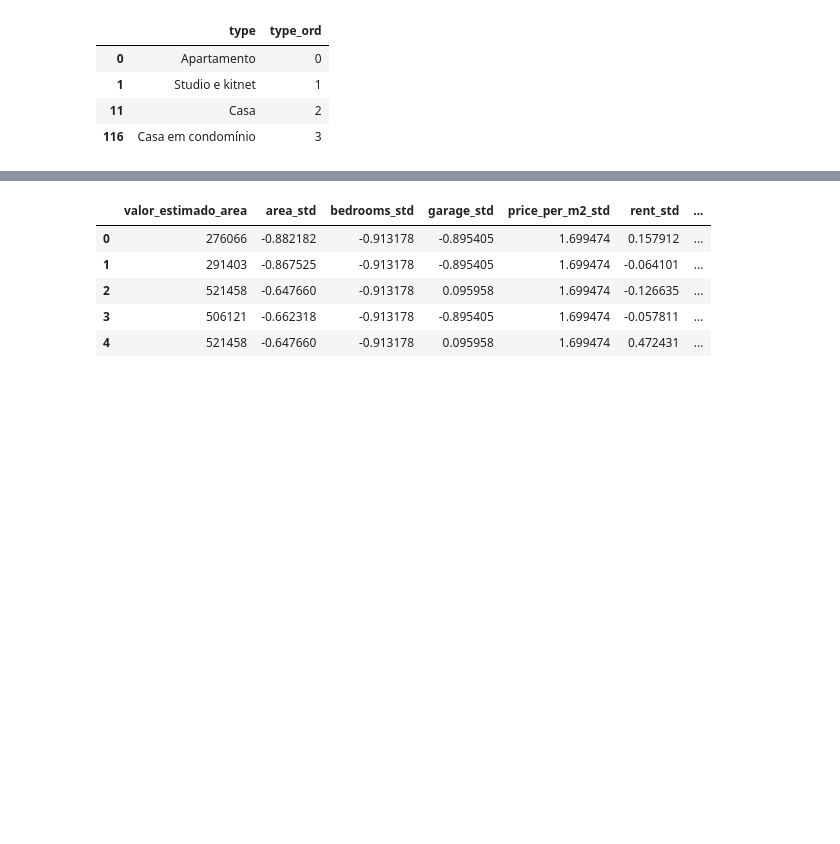
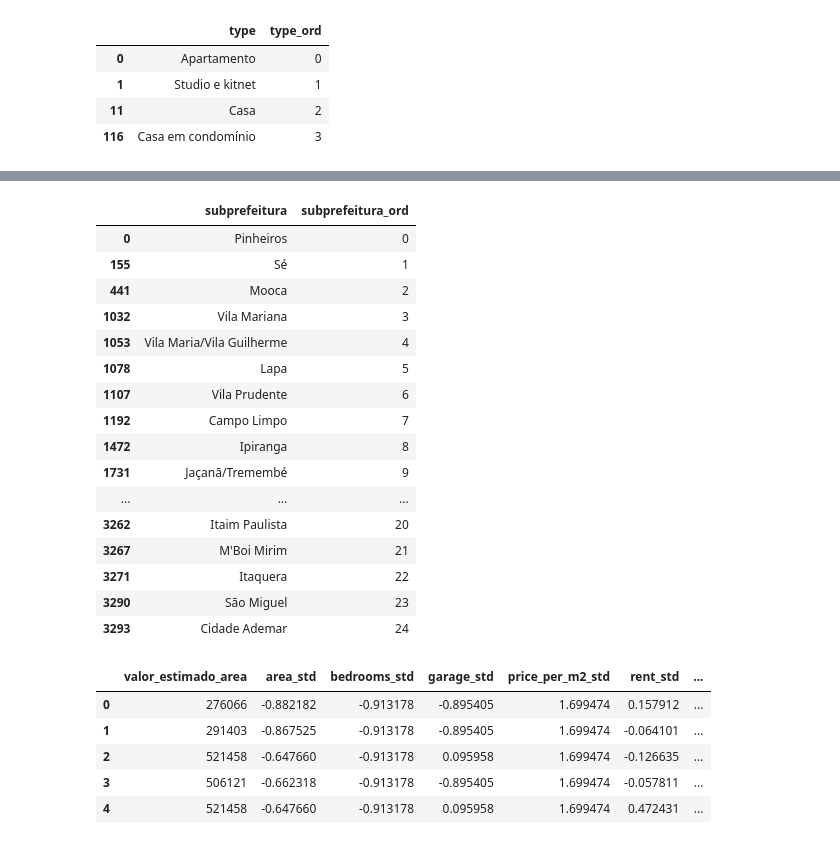
Before and after one commit to Caiombr/analise_dados_sp, a Jupyter notebook: saopaulo_precos.ipynb, the cells around one changed output, grey strips where cells are left out. Cells and saved outputs as stored; diff of their text form; code cells hidden in the pictures; blank space fills up the shorter version.

```diff
--- a/saopaulo_precos.ipynb
+++ b/saopaulo_precos.ipynb
@@ -468,3 +486,23 @@ data_1[['type','type_ord']].drop_duplicates('type_ord')
+# %%
+data_1[['subprefeitura','subprefeitura_ord']].drop_duplicates('subprefeitura_ord')
+# %% [output]
+|  | subprefeitura | subprefeitura_ord |
+| 0 | Pinheiros | 0 |
+| 155 | Sé | 1 |
+| 441 | Mooca | 2 |
+| 1032 | Vila Mariana | 3 |
+| 1053 | Vila Maria/Vila Guilherme | 4 |
+| 1078 | Lapa | 5 |
+| 1107 | Vila Prudente | 6 |
+| 1192 | Campo Limpo | 7 |
+| 1472 | Ipiranga | 8 |
+| 1731 | Jaçanã/Tremembé | 9 |
+| ... | ... | ... |
+| 3262 | Itaim Paulista | 20 |
+| 3267 | M'Boi Mirim | 21 |
+| 3271 | Itaquera | 22 |
+| 3290 | São Miguel | 23 |
+| 3293 | Cidade Ademar | 24 |
 # %%
 for column in columns_to_standardize:
     data_1 = data_1.drop(column,axis=1)
```
Also changed, not shown: parts of 14 cells of this notebook, 1 other file.
